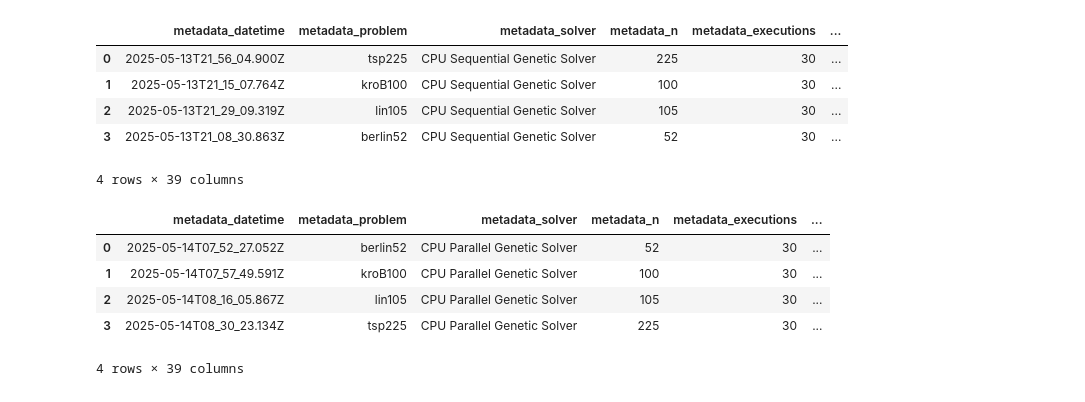
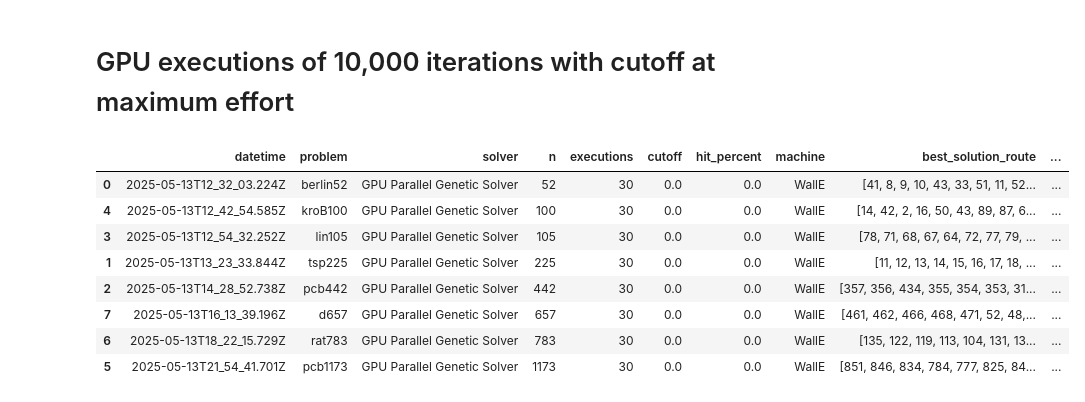
Before and after one commit to srp-mx/parallel-tsp, a Jupyter notebook: analysis/analysis.ipynb, the cells around one changed output. Cells and saved outputs as stored; diff of their text form; code cells hidden in the pictures.

```diff
--- a/analysis/analysis.ipynb
+++ b/analysis/analysis.ipynb
@@ -16,29 +16,16 @@ sns.set(style="whitegrid")
 # Function to flatten one JSON object into a flat dictionary
 def flatten_json(jdata):
     flat = {}
-    # Process metadata
     for k, v in jdata.get('metadata', {}).items():
-        flat[f'metadata_{k}'] = v
-    # Process best_solution data
+        flat[f'{k}'] = v
     for k, v in jdata.get('best_solution', {}).items():
         flat[f'best_solution_{k}'] = v
-    # Process stats (we flatten each metric)
-    for metric, stats in jdata.get('stats', {}).items():
-        for stat_key, stat_val in stats.items():
-            flat[f'stats_{metric}_{stat_key}'] = stat_val
-    # Optionally, you could also store raw_metrics as-is or compute summaries
     for metric, values in jdata.get('raw_metrics', {}).items():
-        # Here we store the mean of the raw metrics.
-        flat[f'raw_{metric}_mean'] = np.mean(values) if values else np.nan
-        flat[f'raw_{metric}_min'] = np.min(values) if values else np.nan
-        flat[f'raw_{metric}_max'] = np.max(values) if values else np.nan
+        flat[f'{metric}'] = values
     return flat
 
 def load_df(data_dir):
-    # Get a list of all JSON files in the directory
     json_files = glob.glob(os.path.join(data_dir, "*.json"))
-
-    # Loop through each file, load and flatten the JSON data
     records = []
     for f in json_files:
         with open(f, 'r') as infile:
@@ -48,13 +35,22 @@ def load_df(data_dir):
                 records.append(flat_data)
             except Exception as e:
                 print(f"Error reading {f}: {e}")
-
     # Create a pandas DataFrame from the flattened data
     return pd.DataFrame(records)
 # %%
+gpu_effort = load_df("data/gpu-11_27pm")
+gpu = load_df("data/gpu-11_50am")
+cpuseq = load_df("data/cpu_seq")
+cpupar = load_df("data/cpu_par")
+
 dfs = {
-    'gpu_effort': load_df("data/gpu-11_27pm"),
-    'gpu': load_df("data/gpu-11_50am"),
-    'cpuseq': load_df("data/cpu_seq"),
-    'cpupar': load_df("data/cpu_par")
+    'gpu_effort': gpu_effort,
+    'gpu': gpu,
+    'cpuseq': cpuseq,
+    'cpupar': cpupar
 }
+
+for k in dfs.keys():
+    print(k)
+    print(dfs[k].dtypes)
+    print('='*30)
@@ -81,18 +74,0 @@ dfs['gpu'].head()
-# %%
-dfs['cpuseq'].head()
-# %% [output]
-|  | metadata_datetime | metadata_problem | metadata_solver | metadata_n | metadata_executions | ... |
-| 0 | 2025-05-13T21_56_04.900Z | tsp225 | CPU Sequential Genetic Solver | 225 | 30 | ... |
-| 1 | 2025-05-13T21_15_07.764Z | kroB100 | CPU Sequential Genetic Solver | 100 | 30 | ... |
-| 2 | 2025-05-13T21_29_09.319Z | lin105 | CPU Sequential Genetic Solver | 105 | 30 | ... |
-| 3 | 2025-05-13T21_08_30.863Z | berlin52 | CPU Sequential Genetic Solver | 52 | 30 | ... |
-4 rows × 39 columns
-# %%
-dfs['cpupar'].head()
-# %% [output]
-|  | metadata_datetime | metadata_problem | metadata_solver | metadata_n | metadata_executions | ... |
-| 0 | 2025-05-14T07_52_27.052Z | berlin52 | CPU Parallel Genetic Solver | 52 | 30 | ... |
-| 1 | 2025-05-14T07_57_49.591Z | kroB100 | CPU Parallel Genetic Solver | 100 | 30 | ... |
-| 2 | 2025-05-14T08_16_05.867Z | lin105 | CPU Parallel Genetic Solver | 105 | 30 | ... |
-| 3 | 2025-05-14T08_30_23.134Z | tsp225 | CPU Parallel Genetic Solver | 225 | 30 | ... |
-4 rows × 39 columns
@@ -107,0 +75,14 @@ df.describe()
+# %% [markdown]
+# GPU executions of 10,000 iterations with cutoff at maximum effort
+# %%
+gpu_effort.sort_values('n')
+# %% [output]
+|  | datetime | problem | solver | n | executions | cutoff | hit_percent | machine | best_solution_route | ... |
+| 0 | 2025-05-13T12_32_03.224Z | berlin52 | GPU Parallel Genetic Solver | 52 | 30 | 0.0 | 0.0 | WallE | [41, 8, 9, 10, 43, 33, 51, 11, 52... | ... |
+| 4 | 2025-05-13T12_42_54.585Z | kroB100 | GPU Parallel Genetic Solver | 100 | 30 | 0.0 | 0.0 | WallE | [14, 42, 2, 16, 50, 43, 89, 87, 6... | ... |
+| 3 | 2025-05-13T12_54_32.252Z | lin105 | GPU Parallel Genetic Solver | 105 | 30 | 0.0 | 0.0 | WallE | [78, 71, 68, 67, 64, 72, 77, 79, ... | ... |
+| 1 | 2025-05-13T13_23_33.844Z | tsp225 | GPU Parallel Genetic Solver | 225 | 30 | 0.0 | 0.0 | WallE | [11, 12, 13, 14, 15, 16, 17, 18, ... | ... |
+| 2 | 2025-05-13T14_28_52.738Z | pcb442 | GPU Parallel Genetic Solver | 442 | 30 | 0.0 | 0.0 | WallE | [357, 356, 434, 355, 354, 353, 31... | ... |
+| 7 | 2025-05-13T16_13_39.196Z | d657 | GPU Parallel Genetic Solver | 657 | 30 | 0.0 | 0.0 | WallE | [461, 462, 466, 468, 471, 52, 48,... | ... |
+| 6 | 2025-05-13T18_22_15.729Z | rat783 | GPU Parallel Genetic Solver | 783 | 30 | 0.0 | 0.0 | WallE | [135, 122, 119, 113, 104, 131, 13... | ... |
+| 5 | 2025-05-13T21_54_41.701Z | pcb1173 | GPU Parallel Genetic Solver | 1173 | 30 | 0.0 | 0.0 | WallE | [851, 846, 834, 784, 777, 825, 84... | ... |
```
Also changed, not shown: parts of 22 cells of this notebook, 1 other file.
